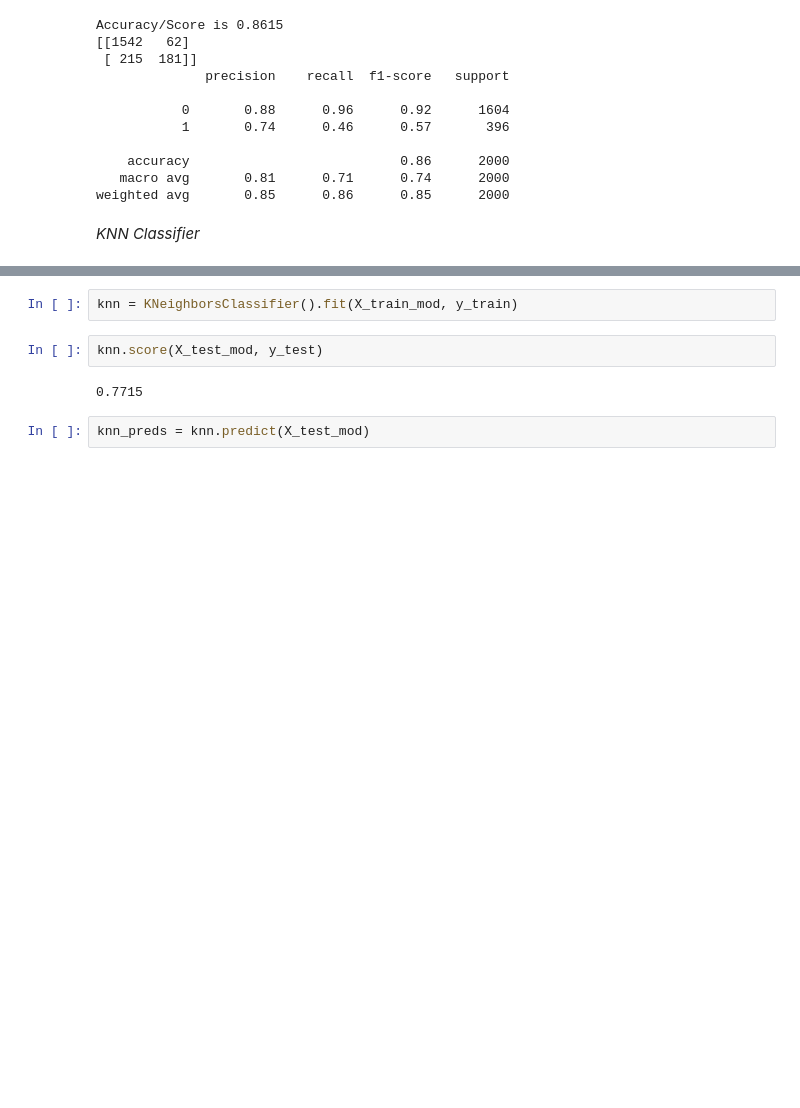
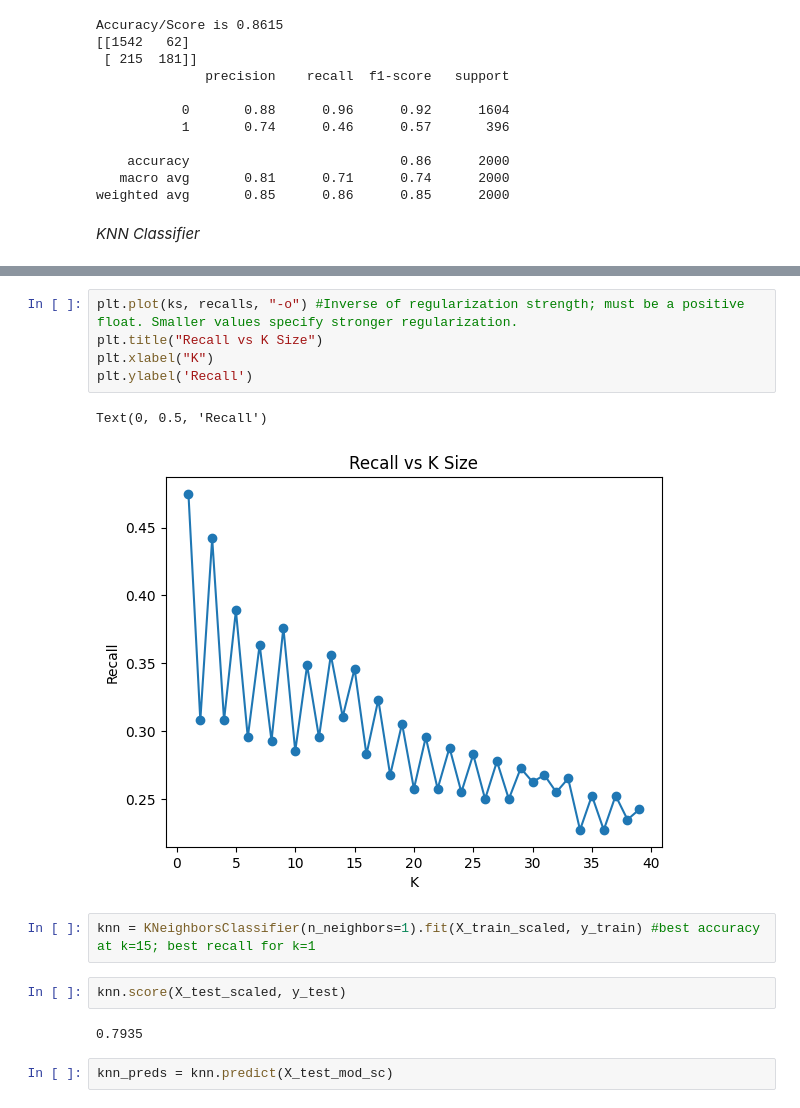
Before and after one commit to mmwitters/CDA_Project, a Jupyter notebook: Final Project.ipynb, the cells around one changed output, grey strips where cells are left out. Drawn from its saved outputs; the diff is of its cells as text; blank space fills up the shorter version.

```diff
--- a/Final Project.ipynb
+++ b/Final Project.ipynb
@@ -758,11 +784,19 @@ weighted avg       0.85      0.86      0.85      2000
+# %%
+plt.plot(ks, recalls, "-o") #Inverse of regularization strength; must be a positive float. Smaller values specify stronger regularization.
+plt.title("Recall vs K Size")
+plt.xlabel("K")
+plt.ylabel('Recall')
+# %% [output]
+Text(0, 0.5, 'Recall')
+[figure, added]
 # %%
-knn = KNeighborsClassifier().fit(X_train_mod, y_train)
+knn = KNeighborsClassifier(n_neighbors=1).fit(X_train_scaled, y_train) #best accuracy at k=15; best recall for k=1
 # %%
-knn.score(X_test_mod, y_test)
+knn.score(X_test_scaled, y_test)
 # %% [output]
-0.7715
+0.7935
 # %%
-knn_preds = knn.predict(X_test_mod)
+knn_preds = knn.predict(X_test_mod_sc)
 # %%
 knn_accuracy = accuracy_score(y_test, knn_preds) #RF fit to vars chosen by Lasso still performs the best
 print('Accuracy/Score is {}'.format(knn_accuracy))
```
Also changed, not shown: parts of 8 cells of this notebook.
